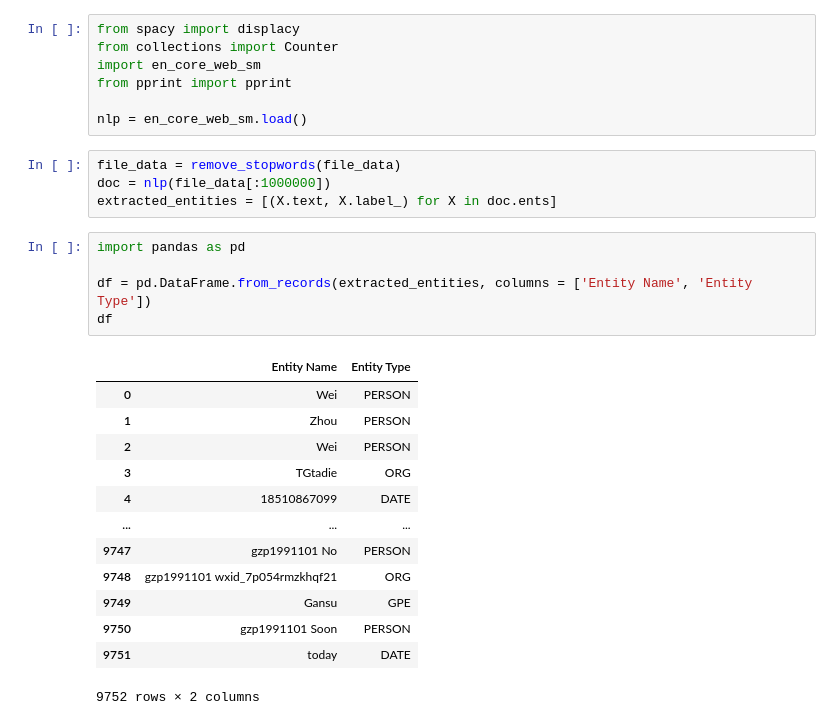
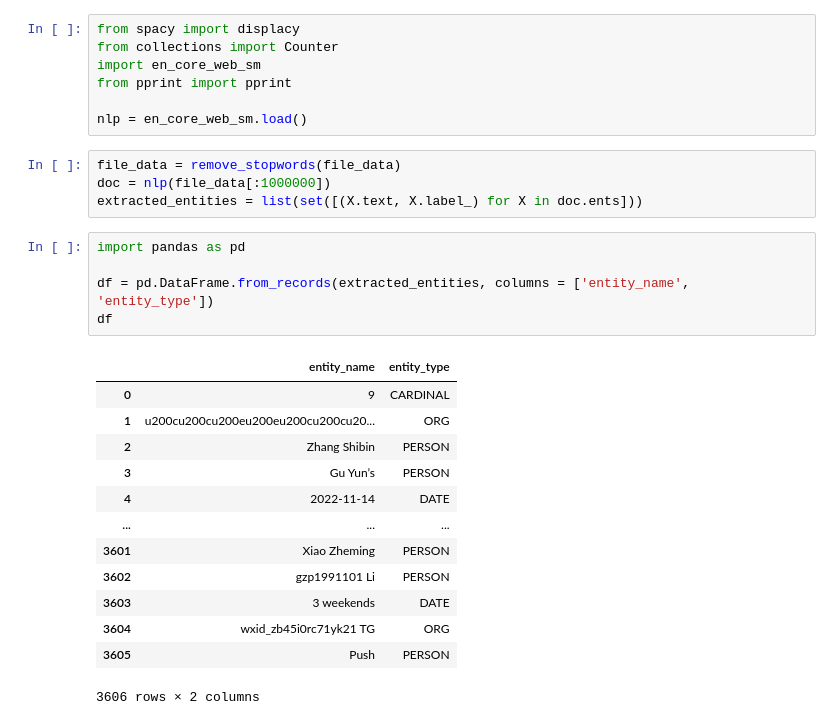
Before and after one commit to gbikram/Jupyter-Threat-Intel, a Jupyter notebook: iSoon_Leak/isoon_word_cloud.ipynb, the cells around one changed output. Drawn from its saved outputs; the diff is of its cells as text.

Commit message:
Add entity extraction

```diff
--- a/iSoon_Leak/isoon_word_cloud.ipynb
+++ b/iSoon_Leak/isoon_word_cloud.ipynb
@@ -104,23 +104,23 @@ nlp = en_core_web_sm.load()
 # %%
 file_data = remove_stopwords(file_data)
 doc = nlp(file_data[:1000000])
-extracted_entities = [(X.text, X.label_) for X in doc.ents]
+extracted_entities = list(set([(X.text, X.label_) for X in doc.ents]))
 # %%
 import pandas as pd
 
-df = pd.DataFrame.from_records(extracted_entities, columns = ['Entity Name', 'Entity Type'])
+df = pd.DataFrame.from_records(extracted_entities, columns = ['entity_name', 'entity_type'])
 df
 # %% [output]
-|  | Entity Name | Entity Type |
-| 0 | Wei | PERSON |
-| 1 | Zhou | PERSON |
-| 2 | Wei | PERSON |
-| 3 | TGtadie | ORG |
-| 4 | 18510867099 | DATE |
+|  | entity_name | entity_type |
+| 0 | 9 | CARDINAL |
+| 1 | u200cu200cu200eu200eu200cu200cu20... | ORG |
+| 2 | Zhang Shibin | PERSON |
+| 3 | Gu Yun’s | PERSON |
+| 4 | 2022-11-14 | DATE |
 | ... | ... | ... |
-| 9747 | gzp1991101 No | PERSON |
-| 9748 | gzp1991101 wxid_7p054rmzkhqf21 | ORG |
-| 9749 | Gansu | GPE |
-| 9750 | gzp1991101 Soon | PERSON |
-| 9751 | today | DATE |
+| 3601 | Xiao Zheming | PERSON |
+| 3602 | gzp1991101 Li | PERSON |
+| 3603 | 3 weekends | DATE |
+| 3604 | wxid_zb45i0rc71yk21 TG | ORG |
+| 3605 | Push | PERSON |
-9752 rows × 2 columns
+3606 rows × 2 columns
```
Also changed, not shown: parts of 4 cells of this notebook.
